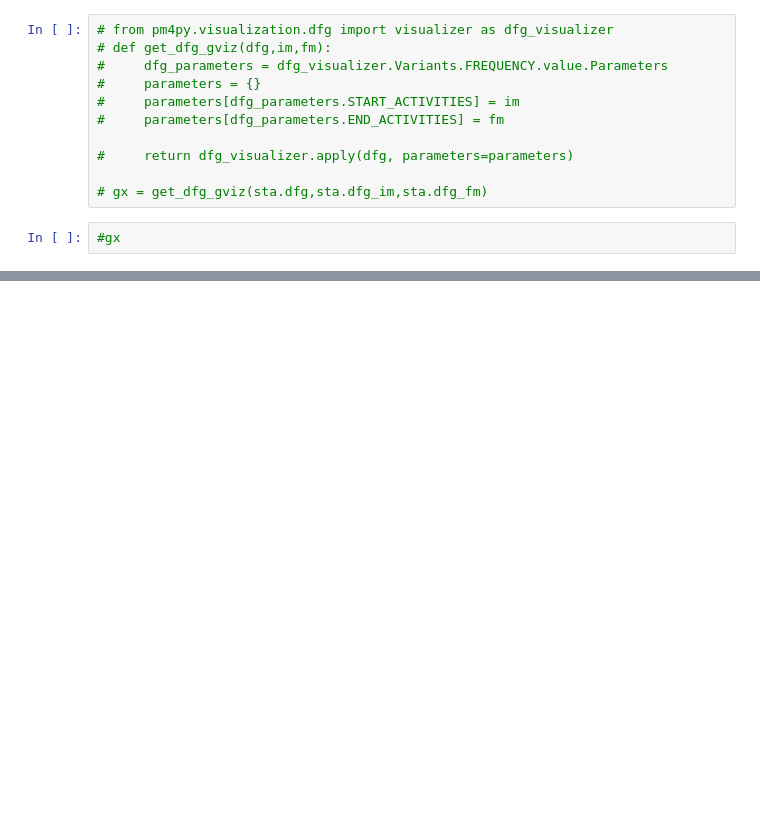
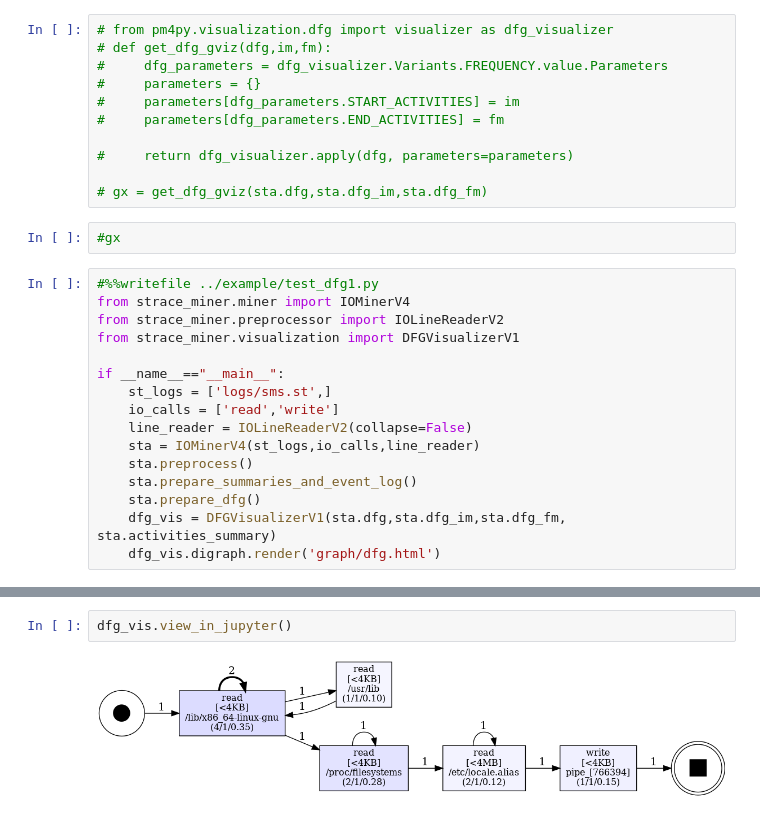
Before and after one commit to as641651/hdf5-tutorial, a Jupyter notebook: libs/strace_miner/dev/07-test-DFGVisualizer.ipynb, the cells around one changed output, grey strips where cells are left out. Saved outputs shown, nothing was run; the diff lists cells and outputs as text; blank space fills up the shorter version.

Commit message:
added test example

```diff
--- a/libs/strace_miner/dev/07-test-DFGVisualizer.ipynb
+++ b/libs/strace_miner/dev/07-test-DFGVisualizer.ipynb
@@ -52,3 +52,19 @@ sta.view_dfg()
 # gx = get_dfg_gviz(sta.dfg,sta.dfg_im,sta.dfg_fm)
 # %%
 #gx
+# %%
+#%%writefile ../example/test_dfg1.py
+from strace_miner.miner import IOMinerV4
+from strace_miner.preprocessor import IOLineReaderV2
+from strace_miner.visualization import DFGVisualizerV1
+
+if __name__=="__main__":
+    st_logs = ['logs/sms.st',]
+    io_calls = ['read','write']
+    line_reader = IOLineReaderV2(collapse=False)
+    sta = IOMinerV4(st_logs,io_calls,line_reader)
+    sta.preprocess()
+    sta.prepare_summaries_and_event_log()
+    sta.prepare_dfg()
+    dfg_vis = DFGVisualizerV1(sta.dfg,sta.dfg_im,sta.dfg_fm, sta.activities_summary)
+    dfg_vis.digraph.render('graph/dfg.html')
@@ -54,0 +83,4 @@ sta.view_dfg()
+# %%
+dfg_vis.view_in_jupyter()
+# %% [output]
+[figure, added]
```
Also changed, not shown: parts of 1 cell of this notebook, 13 other files.
